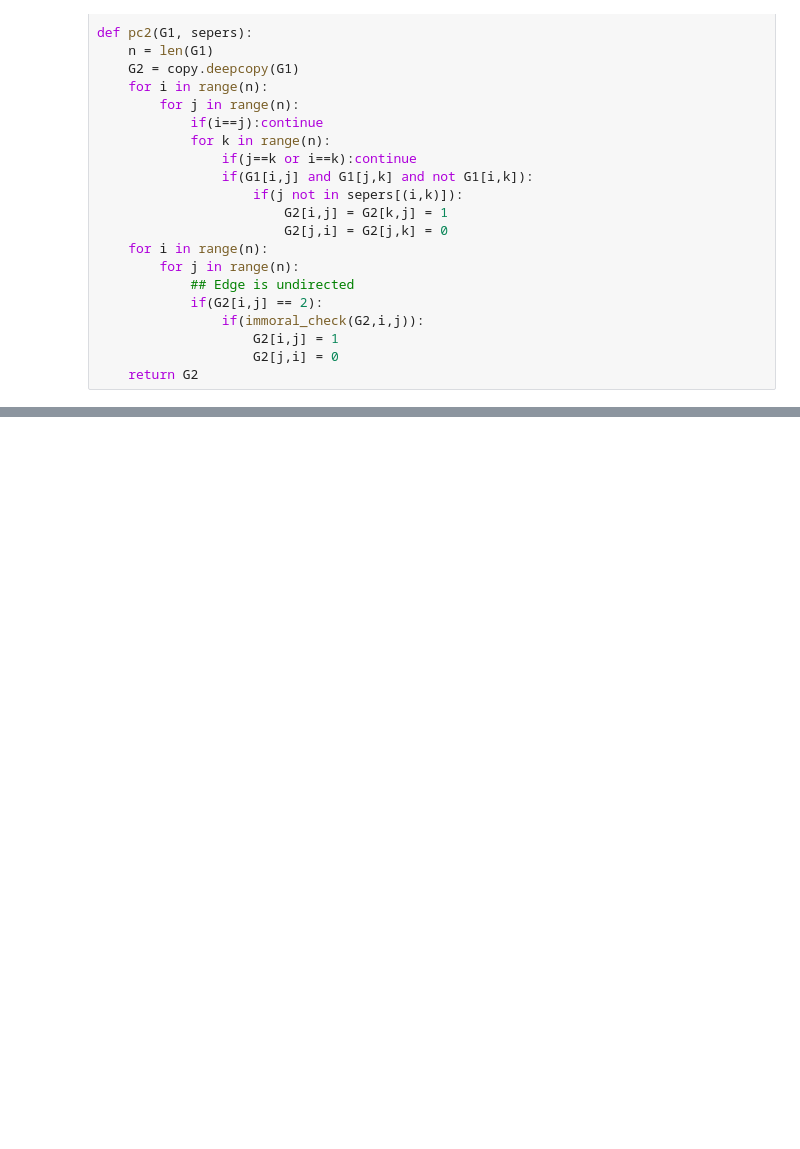
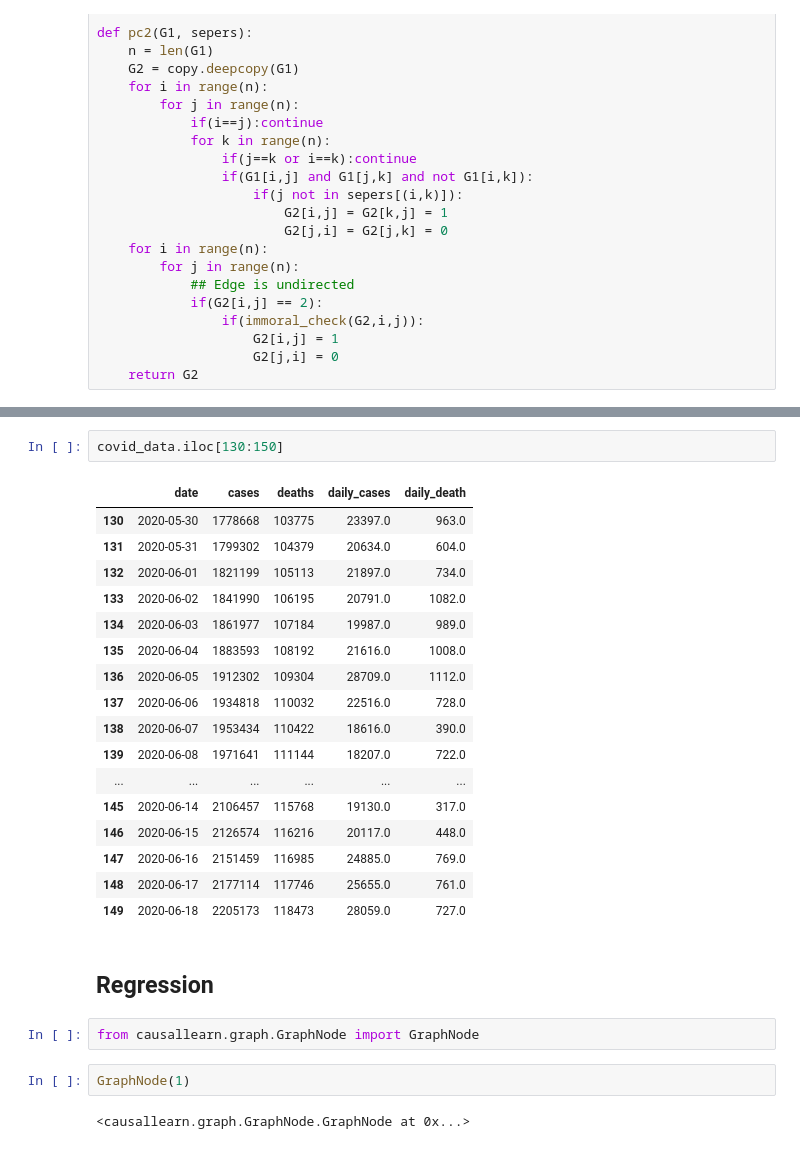
Before and after one commit to CalvinRoth/CovidEmotionsProject, a Jupyter notebook: project.ipynb, the cells around one changed output, grey strips where cells are left out. Cells and saved outputs as stored; diff of their text form; blank space fills up the shorter version.

```diff
--- a/project.ipynb
+++ b/project.ipynb
@@ -253,0 +399,28 @@ nx.draw_networkx(G, pos=ls, labels={i: labels[i] for i in range(7)})
+# %%
+covid_data.iloc[130:150]
+# %% [output]
+|  | date | cases | deaths | daily_cases | daily_death |
+| 130 | 2020-05-30 | 1778668 | 103775 | 23397.0 | 963.0 |
+| 131 | 2020-05-31 | 1799302 | 104379 | 20634.0 | 604.0 |
+| 132 | 2020-06-01 | 1821199 | 105113 | 21897.0 | 734.0 |
+| 133 | 2020-06-02 | 1841990 | 106195 | 20791.0 | 1082.0 |
+| 134 | 2020-06-03 | 1861977 | 107184 | 19987.0 | 989.0 |
+| 135 | 2020-06-04 | 1883593 | 108192 | 21616.0 | 1008.0 |
+| 136 | 2020-06-05 | 1912302 | 109304 | 28709.0 | 1112.0 |
+| 137 | 2020-06-06 | 1934818 | 110032 | 22516.0 | 728.0 |
+| 138 | 2020-06-07 | 1953434 | 110422 | 18616.0 | 390.0 |
+| 139 | 2020-06-08 | 1971641 | 111144 | 18207.0 | 722.0 |
+| ... | ... | ... | ... | ... | ... |
+| 145 | 2020-06-14 | 2106457 | 115768 | 19130.0 | 317.0 |
+| 146 | 2020-06-15 | 2126574 | 116216 | 20117.0 | 448.0 |
+| 147 | 2020-06-16 | 2151459 | 116985 | 24885.0 | 769.0 |
+| 148 | 2020-06-17 | 2177114 | 117746 | 25655.0 | 761.0 |
+| 149 | 2020-06-18 | 2205173 | 118473 | 28059.0 | 727.0 |
+# %% [markdown]
+## Regression
+# %%
+from causallearn.graph.GraphNode import GraphNode
+# %%
+GraphNode(1)
+# %% [output]
+<causallearn.graph.GraphNode.GraphNode at 0x...>
```
Also changed, not shown: parts of 24 cells of this notebook, 4 other files.
